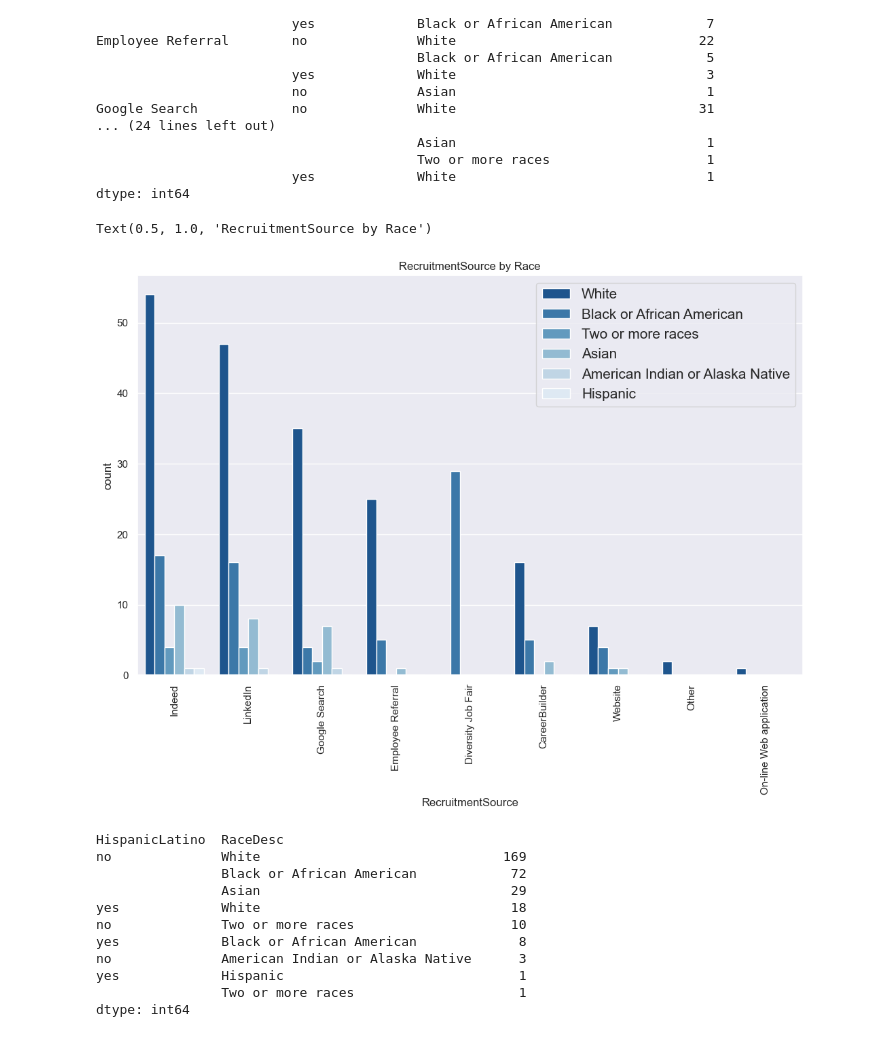
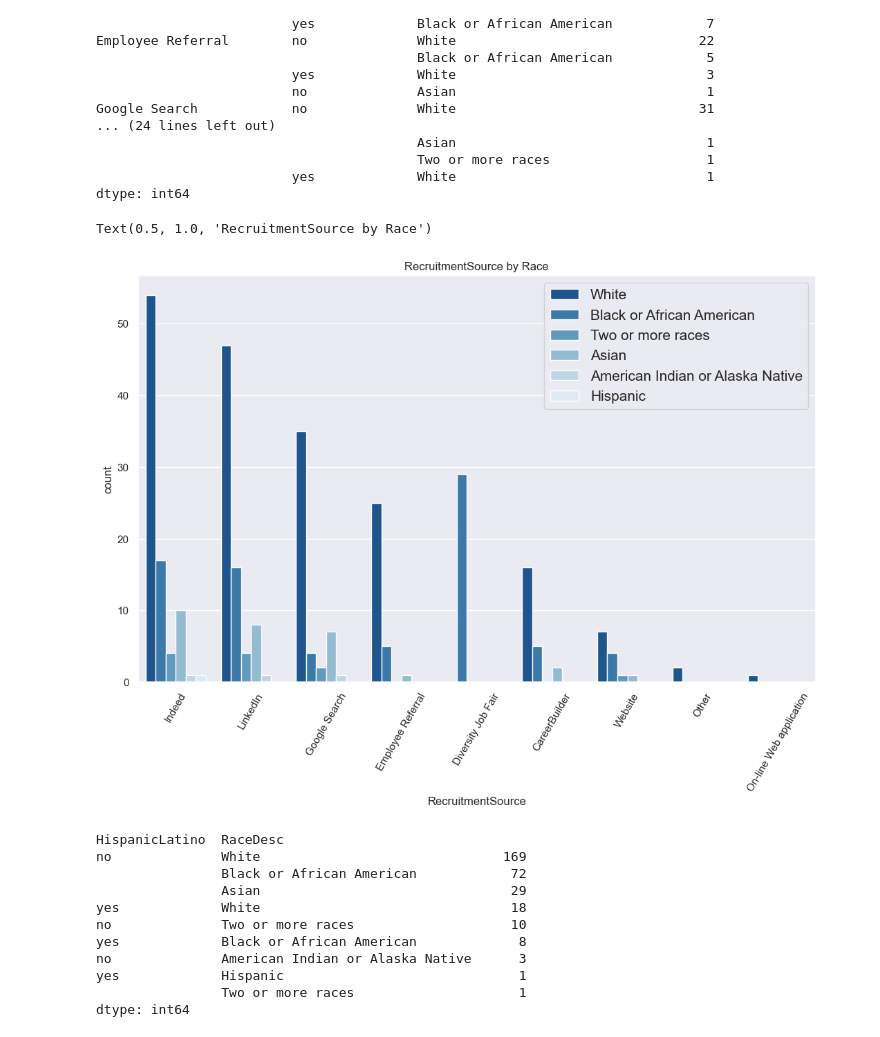
Before and after one commit to PaulBeBo/HackathonHR, a Jupyter notebook: scripts/HackathonHR_Paul.ipynb, the cells around one changed output. Saved outputs shown, nothing was run; the diff lists cells and outputs as text; code cells hidden in the pictures.

```diff
--- a/scripts/HackathonHR_Paul.ipynb
+++ b/scripts/HackathonHR_Paul.ipynb
@@ -225,12 +225,12 @@ dtype: int64
 # %%
 plt.figure(figsize=(10, 6))
 sns.countplot(x='RecruitmentSource', data=df, hue='RaceDesc',order=df['RecruitmentSource'].value_counts().index ,palette='Blues_r')
 plt.legend(prop={'size': 15})
-plt.xticks(rotation=90)
+plt.xticks(rotation=60)
 plt.title('RecruitmentSource by Race')
 # %% [output]
 Text(0.5, 1.0, 'RecruitmentSource by Race')
-[figure, old version]
+[figure, new version]
 # %%
 #we see that in the cathegory of "whites" there are some HispanicLatinos, so we have to include them aswell in the diversity dataframe we want to analyze
 df.groupby('HispanicLatino')[['RaceDesc']].value_counts().sort_values(ascending=False)
```
Also changed, not shown: parts of 16 cells of this notebook.
